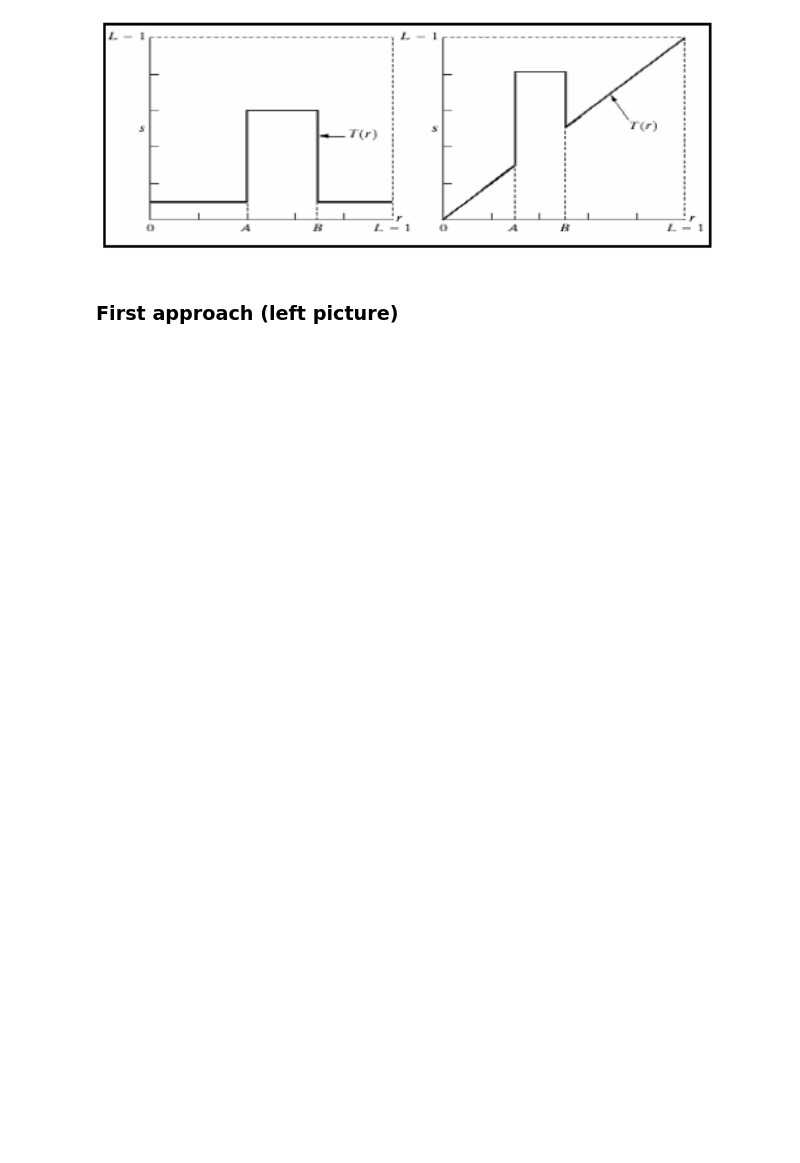
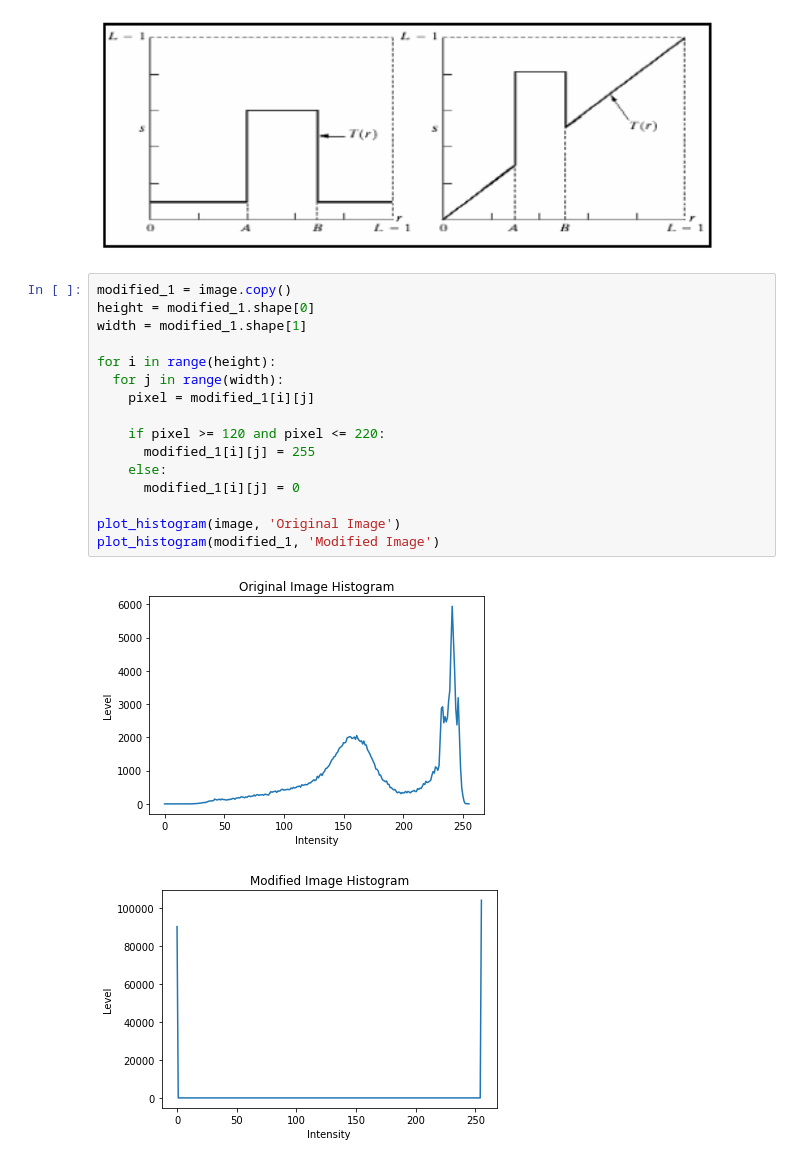
Before and after one commit to acg12/compvis_projects, a Jupyter notebook: Point-Based Processing/Assignment_Compvis_1_No_2.ipynb, the cells around one changed output. Drawn from its saved outputs; the diff is of its cells as text; blank space fills up the shorter version.

```diff
--- a/Point-Based Processing/Assignment_Compvis_1_No_2.ipynb
+++ b/Point-Based Processing/Assignment_Compvis_1_No_2.ipynb
@@ -7,4 +47,21 @@ Nama: Oei Angela Christabel Gunawan
 # %% [markdown]
 ![image.png](embedded-picture-1)
-# %% [markdown]
-### First approach (left picture)
+# %%
+modified_1 = image.copy()
+height = modified_1.shape[0]
+width = modified_1.shape[1]
+
+for i in range(height):
+  for j in range(width):
+    pixel = modified_1[i][j]
+
+    if pixel >= 120 and pixel <= 220:
+      modified_1[i][j] = 255
+    else:
+      modified_1[i][j] = 0
+
+plot_histogram(image, 'Original Image')
+plot_histogram(modified_1, 'Modified Image')
+# %% [output]
+[figure, added]
+[figure, added]
```
Also changed, not shown: parts of 9 cells of this notebook.
